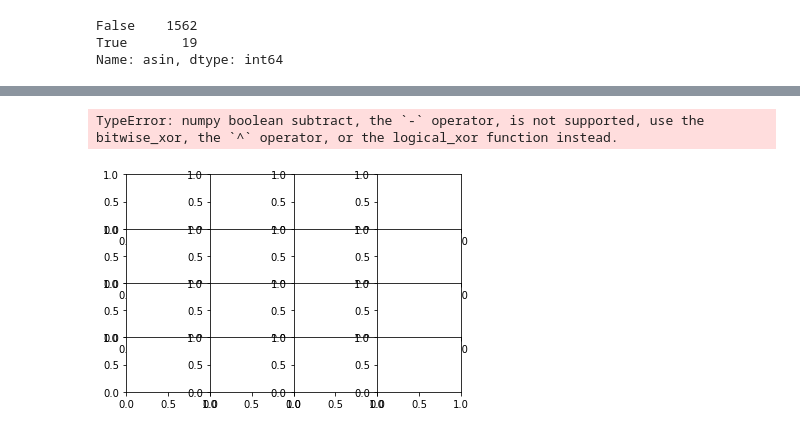
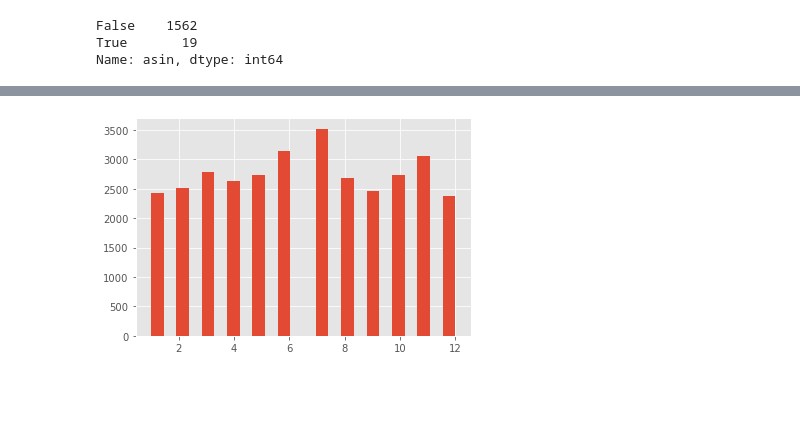
Before and after one commit to nguyenlaura/NLP-Amazon-Beauty-Reviews, a Jupyter notebook: NLP_Amazon_Beauty_Reviews.ipynb, the cells around one changed output, grey strips where cells are left out. Cells and saved outputs as stored; diff of their text form; code cells hidden in the pictures; blank space fills up the shorter version.

```diff
--- a/NLP_Amazon_Beauty_Reviews.ipynb
+++ b/NLP_Amazon_Beauty_Reviews.ipynb
@@ -119,5 +128,7 @@ sns.pairplot(df)
-# %%
-pd.plotting.scatter_matrix(df, alpha=0.2)
-# %% [output]
-TypeError: numpy boolean subtract, the `-` operator, is not supported, use the bitwise_xor, the `^` operator, or the logical_xor function instead.
-[figure, removed]
+# %%
+#frequency of reviews by month
+plt.hist(pd.to_datetime(df['unixReviewTime'],unit='s').dt.month, bins=24);
+# more beauty product reviews in the spring around March, summer around June and July,
+# and in the fall around black friday/thanksgiving in November
+# %% [output]
+[figure, added]
```
Also changed, not shown: parts of 15 cells of this notebook.
